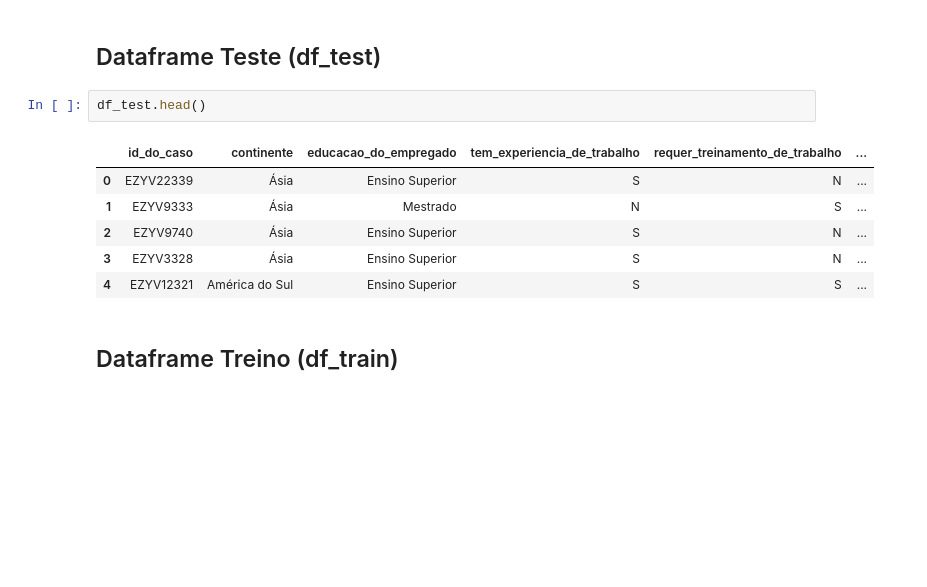
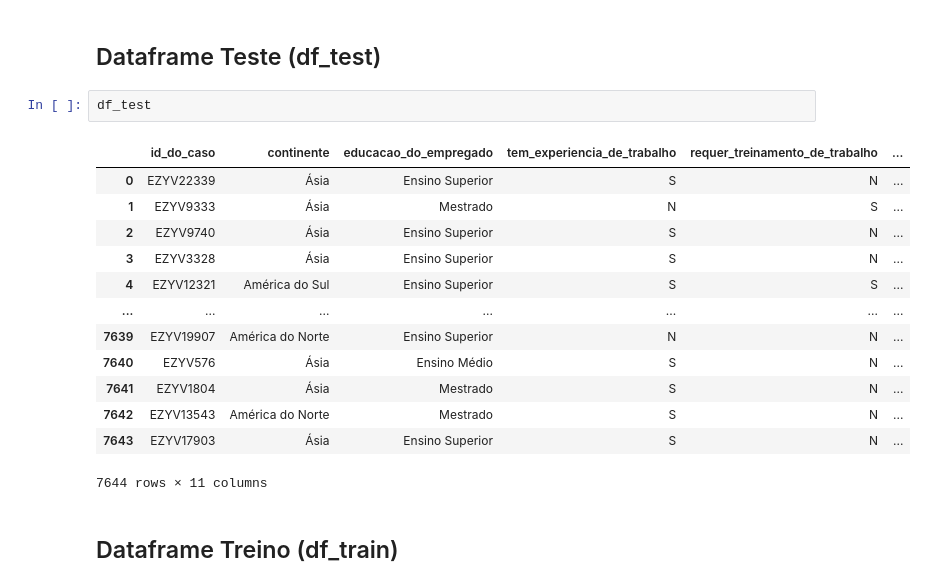
Before and after one commit to cvs2010/ml_olympiad_for_students_topvistos_eua, a Jupyter notebook: ML_Olympiad_for_Students_TopVistos_EUA.ipynb, the cells around one changed output. Cells and saved outputs as stored; diff of their text form; blank space fills up the shorter version.

```diff
--- a/ML_Olympiad_for_Students_TopVistos_EUA.ipynb
+++ b/ML_Olympiad_for_Students_TopVistos_EUA.ipynb
@@ -47,14 +47,21 @@ df_sample_submission.head()
 # %% [markdown]
 ## Dataframe Teste (df_test)
 # %%
-df_test.head()
+df_test
 # %% [output]
 |  | id_do_caso | continente | educacao_do_empregado | tem_experiencia_de_trabalho | requer_treinamento_de_trabalho | ... |
 | 0 | EZYV22339 | Ásia | Ensino Superior | S | N | ... |
 | 1 | EZYV9333 | Ásia | Mestrado | N | S | ... |
 | 2 | EZYV9740 | Ásia | Ensino Superior | S | N | ... |
 | 3 | EZYV3328 | Ásia | Ensino Superior | S | N | ... |
 | 4 | EZYV12321 | América do Sul | Ensino Superior | S | S | ... |
+| ... | ... | ... | ... | ... | ... | ... |
+| 7639 | EZYV19907 | América do Norte | Ensino Superior | N | N | ... |
+| 7640 | EZYV576 | Ásia | Ensino Médio | S | N | ... |
+| 7641 | EZYV1804 | Ásia | Mestrado | S | N | ... |
+| 7642 | EZYV13543 | América do Norte | Mestrado | S | N | ... |
+| 7643 | EZYV17903 | Ásia | Ensino Superior | S | N | ... |
+7644 rows × 11 columns
 # %% [markdown]
 ## Dataframe Treino (df_train)
 # %%
```
Also changed, not shown: parts of 62 cells of this notebook.
